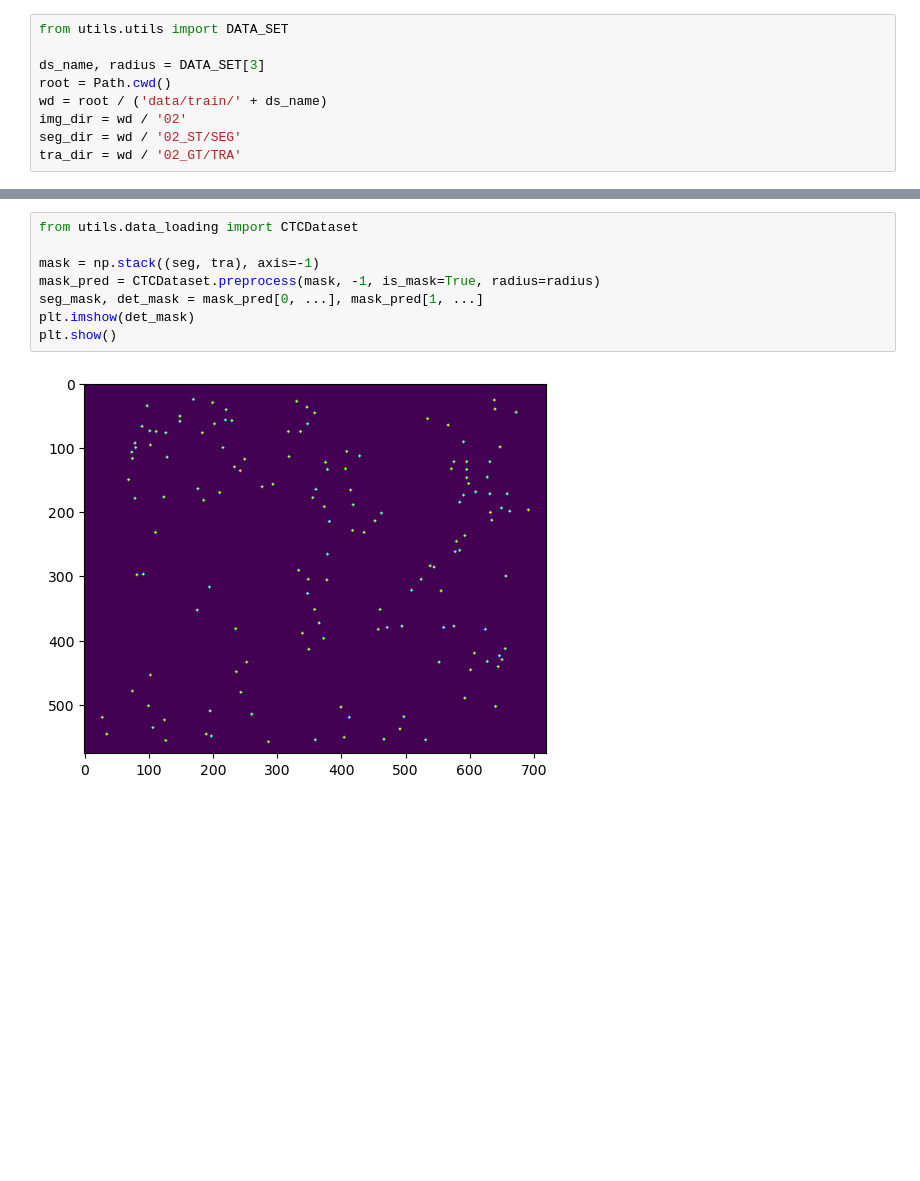
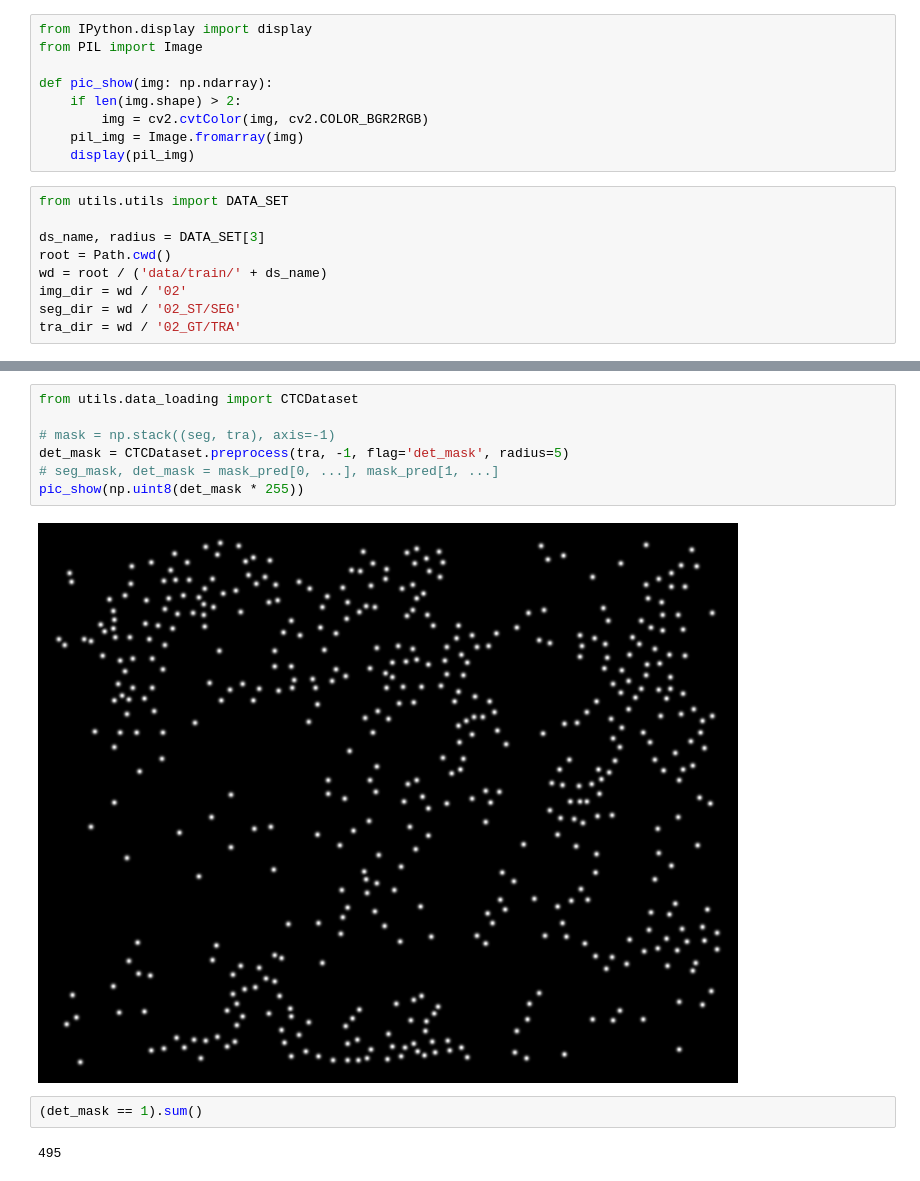
Before and after one commit to ZmingShao/MingNet, a Jupyter notebook: view.ipynb, the cells around one changed output, grey strips where cells are left out. Cells and saved outputs as stored; diff of their text form; blank space fills up the shorter version.

```diff
--- a/view.ipynb
+++ b/view.ipynb
@@ -6,6 +6,15 @@ import matplotlib.pyplot as plt
 import tifffile
 import cv2
 from pathlib import Path
+# %%
+from IPython.display import display
+from PIL import Image
+
+def pic_show(img: np.ndarray):
+    if len(img.shape) > 2:
+        img = cv2.cvtColor(img, cv2.COLOR_BGR2RGB)
+    pil_img = Image.fromarray(img)
+    display(pil_img)
 # %%
 from utils.utils import DATA_SET
 
@@ -127,12 +140,15 @@ plt.show()
 # %%
 from utils.data_loading import CTCDataset
 
-mask = np.stack((seg, tra), axis=-1)
-mask_pred = CTCDataset.preprocess(mask, -1, is_mask=True, radius=radius)
-seg_mask, det_mask = mask_pred[0, ...], mask_pred[1, ...]
-plt.imshow(det_mask)
-plt.show()
+# mask = np.stack((seg, tra), axis=-1)
+det_mask = CTCDataset.preprocess(tra, -1, flag='det_mask', radius=5)
+# seg_mask, det_mask = mask_pred[0, ...], mask_pred[1, ...]
+pic_show(np.uint8(det_mask * 255))
 # %% [output]
-[figure, old version]
+[figure, new version]
+# %%
+(det_mask == 1).sum()
+# %% [output]
+495
 # %%
 pred = cv2.imread(str(root / 'pred.bmp'), -1)
```
Also changed, not shown: parts of 12 cells of this notebook, 6 other files.
